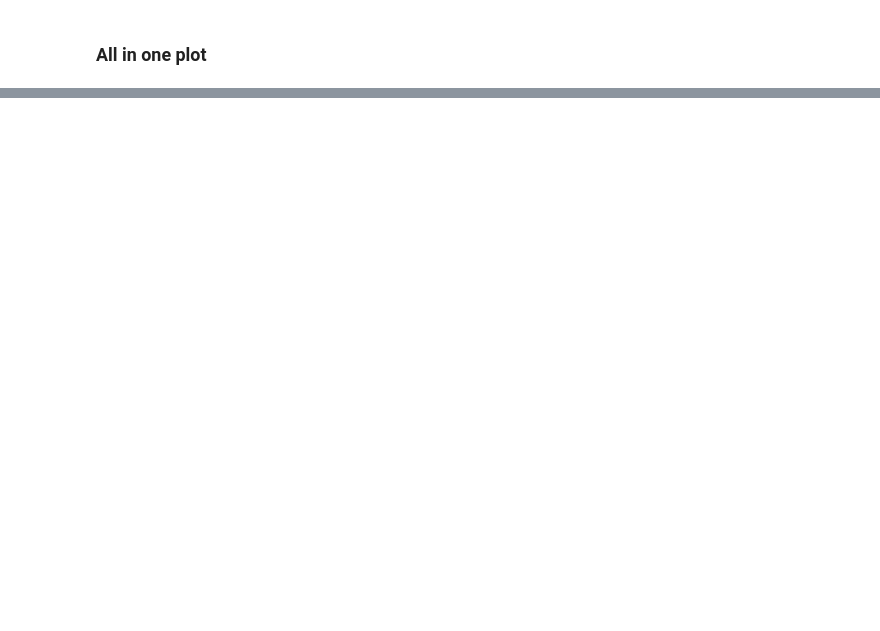
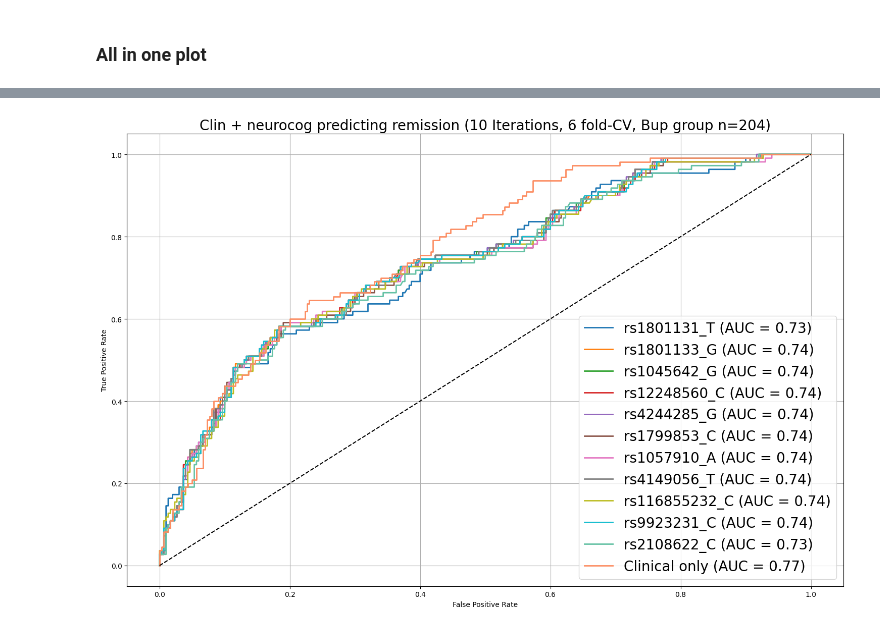
Before and after one commit to hassanabdulr/BAARD_modeling, a Jupyter notebook: baard_log_regression.ipynb, the cells around one changed output, grey strips where cells are left out. Saved outputs shown, nothing was run; the diff lists cells and outputs as text; code cells hidden in the pictures; blank space fills up the shorter version.

Commit message:
made genetics models

```diff
--- a/baard_log_regression.ipynb
+++ b/baard_log_regression.ipynb
@@ -115,18 +120,19 @@ print("Correlation between :", df['mini_6'].corr(df['years_with_depression']))
 
 
 
-df = ON_bup_cog.copy()
+df = ON_bup_genetics.copy()
 df['sex'] = (df['gender'] == 'Male').astype(int)
 df['mini_addtl_q1'] = pd.to_numeric(df['mini_addtl_q1'], errors='coerce')
 # in mini 6 remove non numerical values
 #df['mini_6'] = pd.to_numeric(df['mini_6'], errors='coerce')
 # drop na values
 df = df.dropna(subset=['mini_addtl_q1', ])
-df = df[['record_id','age', 'sex', 'edu_lvl', 'baseline_madrs', 'remission_status',   'mini_addtl_q1','athf_f1_total_trials_v2','years_with_depression','BMI_extreme','AIS_01', 'CWI3CSSFinal_01', 'LIS_01', 'CWI4CSSFinal_01']].dropna()
+df = df[['record_id','age', 'sex', 'edu_lvl', 'baseline_madrs', 'remission_status',   'mini_addtl_q1','athf_f1_total_trials_v2','years_with_depression','BMI_extreme','rs1801131_T','rs1801133_G','rs1045642_G','rs12248560_C','rs4244285_G','rs1799853_C','rs1057910_A','rs4149056_T','rs116855232_C','rs9923231_C','rs2108622_C'
+]].dropna()
 
-X = df[[ 'age', 'sex', 'edu_lvl', 'baseline_madrs', 'mini_addtl_q1','athf_f1_total_trials_v2','years_with_depression','BMI_extreme','AIS_01', 'CWI3CSSFinal_01', 'LIS_01', 'CWI4CSSFinal_01']].values
+X = df[[ 'age', 'sex', 'edu_lvl', 'baseline_madrs', 'mini_addtl_q1','athf_f1_total_trials_v2','years_with_depression','BMI_extreme','rs1801133_G','rs1045642_G','rs12248560_C','rs4244285_G','rs1799853_C','rs1057910_A','rs4149056_T','rs116855232_C','rs9923231_C']].values
 y = df['remission_status'].astype(int).values
-feature_names = [ 'age', 'sex', 'edu_lvl', 'baseline_madrs',  'mini_addtl_q1','athf_f1_total_trials_v2','years_with_depression','BMI_extreme','AIS_01', 'CWI3CSSFinal_01', 'LIS_01', 'CWI4CSSFinal_01'  ]
+feature_names = [ 'age', 'sex', 'edu_lvl', 'baseline_madrs',  'mini_addtl_q1','athf_f1_total_trials_v2','years_with_depression','BMI_extreme','rs1801133_G','rs1045642_G','rs12248560_C','rs4244285_G','rs1799853_C','rs1057910_A','rs4149056_T','rs116855232_C','rs9923231_C'  ]
 
 
 #  config for the model
@@ -154,9 +160,9 @@ for fold_num, (train_idx, test_idx) in enumerate(sss.split(X, y)):
     clf = LogisticRegressionCV(
         penalty='elasticnet',
         solver='saga',
-        Cs=[10],
-        cv=4,
-        l1_ratios=[0.1] ,
+        Cs=np.arange(0.01, 100, 0.5).tolist(),
+        cv=6,
+        l1_ratios=np.arange(0.01, 0.9, 0.05).tolist() ,
         scoring='neg_log_loss',
         max_iter=1000000)
     clf.fit(X_train, y_train)
@@ -188,7 +194,9 @@ for fold_num, (train_idx, test_idx) in enumerate(sss.split(X, y)):
         'Sensitivity': sensitivity,
         'Specificity': specificity,
         'AUC': fold_auc,
-        'Balanced Accuracy': balanced_accuracy
+        'Balanced Accuracy': balanced_accuracy,
+        "best C": clf.C_[0],
+        "best l1_ratio": clf.l1_ratio_[0]
     })
     # NEW: save per-fold predictions with record_id
     per_fold_preds.append(pd.DataFrame({
@@ -223,6 +231,12 @@ df_coefs = pd.DataFrame(coef_list, columns=feature_names)
 # average balanced accuracy
 average_balanced_accuracy = df_metrics['Balanced Accuracy'].mean()
 print(f"Average Balanced Accuracy: {average_balanced_accuracy:.3f}")
+# average coefficients
+average_coefs = df_coefs.mean()
+print("\nAverage Coefficients:")
+
+for feature, coef in average_coefs.items():
+    print(f"{feature}: {coef:.3f}")
 
 #  pooled results
 pooled_auc = roc_auc_score(all_y_true, all_y_scores)
@@ -230,7 +244,7 @@ fpr, tpr, _ = roc_curve(all_y_true, all_y_scores)
 
 print(f"\nPooled AUC: {pooled_auc:.3f}")
 print("\nAverage per-fold metrics:")
-print(df_metrics[['Accuracy', 'Sensitivity', 'Specificity', 'AUC']].mean())
+print(df_metrics[['Accuracy', 'Sensitivity', 'Specificity', 'AUC', 'best C', 'best l1_ratio']].mean())
 
 # Plot
 plt.figure(figsize=(8, 6))
@@ -238,7 +252,7 @@ plt.plot(fpr, tpr, label=f'Pooled ROC (AUC = {pooled_auc:.2f})')
 plt.plot([0, 1], [0, 1], 'k--')
 plt.xlabel('False Positive Rate')
 plt.ylabel('True Positive Rate')
-plt.title(f'Clin+sMRI+Cog response({n_splits} Iterations, 4 fold-CV, ON Bupropion group (n={len(df)})')
+plt.title(f'Clin+genetics response({n_splits} Iterations, 6 fold-CV, ON Bupropion group (n={len(df)})')
 plt.legend()
 plt.grid(True)
 plt.tight_layout()
@@ -297,21 +323,21 @@ joblib.dump(clf, 'BAARD_bup_clin_model.joblib')
 # %%
 
 
-df = ON_arp_nih.copy()
+df = ON_bup_genetics.copy()
 df['sex'] = (df['gender'] == 'Male').astype(int)
-#df['mini_addtl_q1'] = pd.to_numeric(df['mini_addtl_q1'], errors='coerce')
+df['mini_addtl_q1'] = pd.to_numeric(df['mini_addtl_q1'], errors='coerce')
 # in mini 6 remove non numerical values
-#df['mini_6'] = pd.to_numeric(df['mini_6'], errors='coerce')
+df['mini_6'] = pd.to_numeric(df['mini_6'], errors='coerce')
 # drop na values
-#df = df.dropna(subset=['mini_addtl_q1', ])
-df = df[['record_id','remission_status','age', 'sex', 'edu_lvl', 'baseline_madrs', 'fcc_baseline',	'dccs_baseline',	'flanker_baseline',	'listSort_baseline',	'pattComp_baseline'	,'psm_baseline']].dropna()
+df = df.dropna(subset=['mini_addtl_q1', ])
+df = df[['age', 'sex', 'edu_lvl', 'baseline_madrs', 'remission_status', 'mini_addtl_q1','athf_f1_total_trials_v2','years_with_depression','BMI_extreme','rs1801131_T','rs1801133_G','rs1045642_G','rs12248560_C','rs4244285_G','rs1799853_C','rs1057910_A','rs4149056_T','rs116855232_C','rs9923231_C','rs2108622_C']].dropna()
 
 # Configuration
 test_ratio = 0.20
 n_splits = 10
 threshold = 0.35
 sss = StratifiedShuffleSplit(n_splits=n_splits, test_size=test_ratio, random_state=42)
-feature_set_names = [ 'fcc_baseline',	'dccs_baseline',	'flanker_baseline',	'listSort_baseline',	'pattComp_baseline'	,'psm_baseline']
+feature_set_names = [ 'rs1801131_T','rs1801133_G','rs1045642_G','rs12248560_C','rs4244285_G','rs1799853_C','rs1057910_A','rs4149056_T','rs116855232_C','rs9923231_C','rs2108622_C']
 
 # Storage for ROC curves
 roc_results = {}
@@ -358,7 +384,7 @@ for feature_name in feature_set_names:
 # === BASELINE MODEL: Demographics + baseline MADRS only ===
 print("\n=== Running baseline model: age + sex + edu_lvl + baseline_madrs ===")
 
-X_base = df[['age', 'sex', 'edu_lvl', 'baseline_madrs']].values
+X_base = df[['age', 'sex', 'edu_lvl', 'baseline_madrs', 'mini_addtl_q1','athf_f1_total_trials_v2','years_with_depression','BMI_extreme']].values
 y_base = df['remission_status'].astype(int).values
 
 all_y_true_base = []
@@ -398,25 +442,27 @@ roc_results['Clinical only'] = {
 # %%
 
 
 # plot all ROC curves together
 plt.figure(figsize=(15, 10))
 
 
 from itertools import cycle
 colors = cycle(plt.cm.tab10.colors + plt.cm.Set2.colors + plt.cm.Dark2.colors)
 
 for feature_name, result in roc_results.items():
     plt.plot(result['fpr'], result['tpr'],
              label=f'{feature_name} (AUC = {result["auc"]:.2f})',
              linewidth=2,
              color=next(colors))
 
 plt.plot([0, 1], [0, 1], 'k--')
 plt.xlabel('False Positive Rate')
 plt.ylabel('True Positive Rate')
-plt.title(f'Clin + neurocog predicting remission ({n_splits} Iterations, 10 fold-CV, Bup group n={len(df)})', fontsize=20)
+plt.title(f'Clin + neurocog predicting remission ({n_splits} Iterations, 6 fold-CV, Bup group n={len(df)})', fontsize=20)
 
 plt.legend(fontsize =20)
 plt.grid(True)
 plt.tight_layout()
 plt.show()
+# %% [output]
+[figure, added]
```
Also changed, not shown: parts of 3 cells of this notebook, 1 other file.
